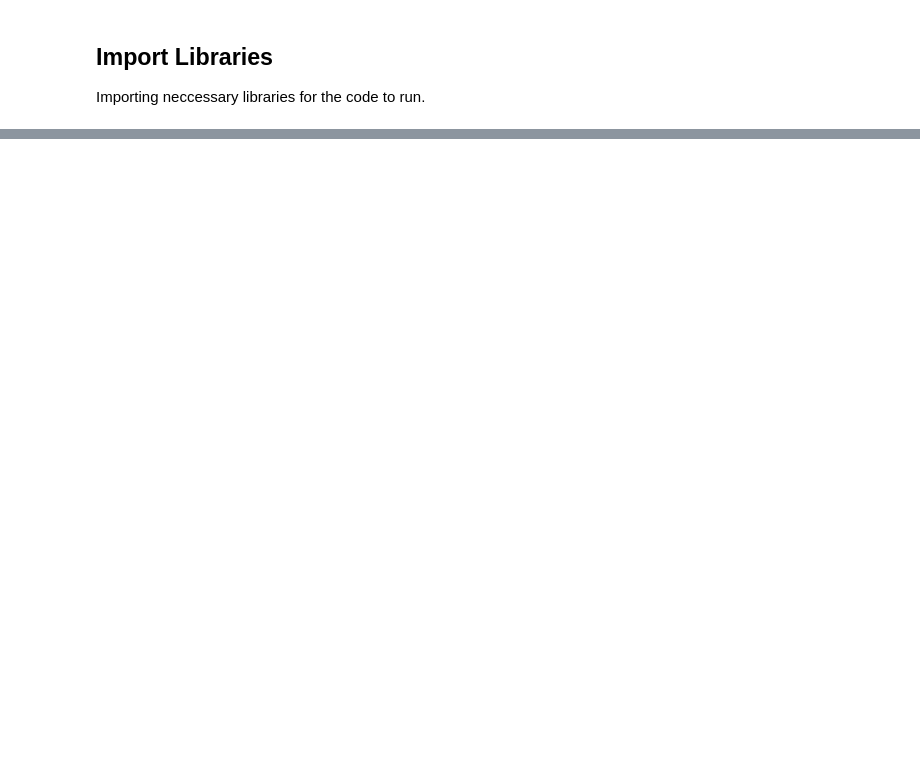
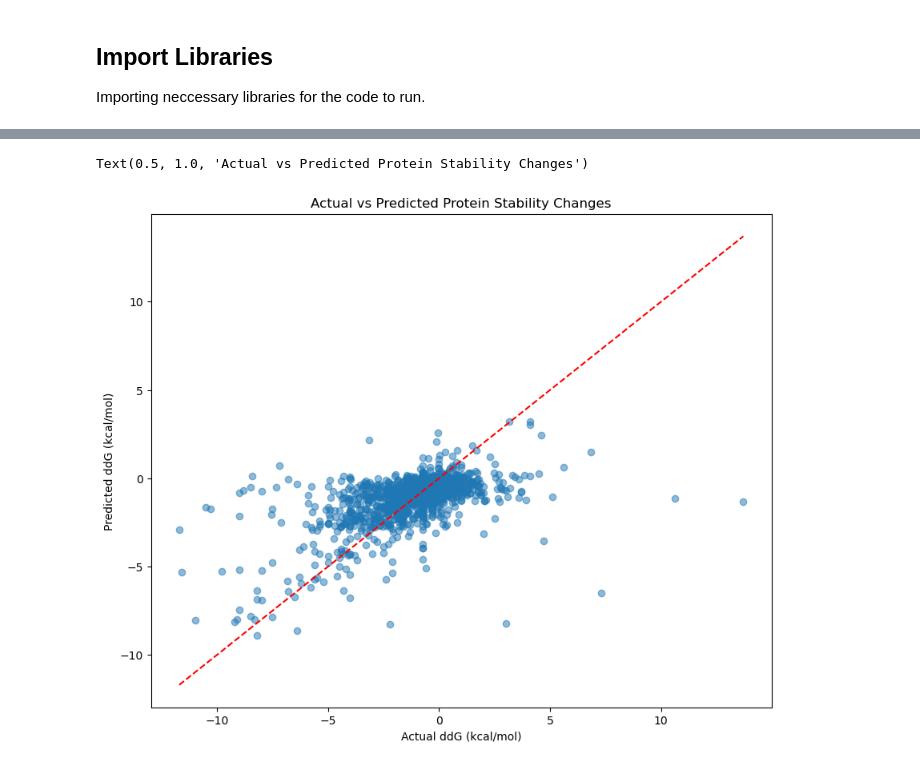
Before and after one commit to parthkhurana07/ProteinStabilityPredictor, a Jupyter notebook: stability_predictor.ipynb, the cells around one changed output, grey strips where cells are left out. Drawn from its saved outputs; the diff is of its cells as text; code cells hidden in the pictures; blank space fills up the shorter version.

```diff
--- a/stability_predictor.ipynb
+++ b/stability_predictor.ipynb
@@ -161,0 +220,18 @@ plt.tight_layout()
+# %%
+# Define features and target
+X = df_encoded.drop(columns=['ddg'])
+y = df_encoded['ddg']
+
+# Split the data into training, validation, and test sets
+X_train, X_temp, y_train, y_temp = train_test_split(X, y, test_size=0.3, random_state=42)
+X_val, X_test, y_val, y_test = train_test_split(X_temp, y_temp, test_size=0.5, random_state=42)
+
+print(f"Training set: {X_train.shape[0]} samples")
+print(f"Validation set: {X_val.shape[0]} samples")
+print(f"Test set: {X_test.shape[0]} samples")
+
+# Scale the numerical features
+scaler = StandardScaler()
+X_train_scaled = scaler.fit_transform(X_train)
+X_val_scaled = scaler.transform(X_val)
+X_test_scaled = scaler.transform(X_test)
@@ -161,0 +359,11 @@ plt.tight_layout()
+# %%
+# Actual vs Predicted plot
+plt.figure(figsize=(10, 8))
+plt.scatter(y_test, y_pred, alpha=0.5)
+plt.plot([y_test.min(), y_test.max()], [y_test.min(), y_test.max()], 'r--')
+plt.xlabel('Actual ddG (kcal/mol)')
+plt.ylabel('Predicted ddG (kcal/mol)')
+plt.title('Actual vs Predicted Protein Stability Changes')
+# %% [output]
+Text(0.5, 1.0, 'Actual vs Predicted Protein Stability Changes')
+[figure, added]
```
Also changed, not shown: parts of 15 cells of this notebook.
